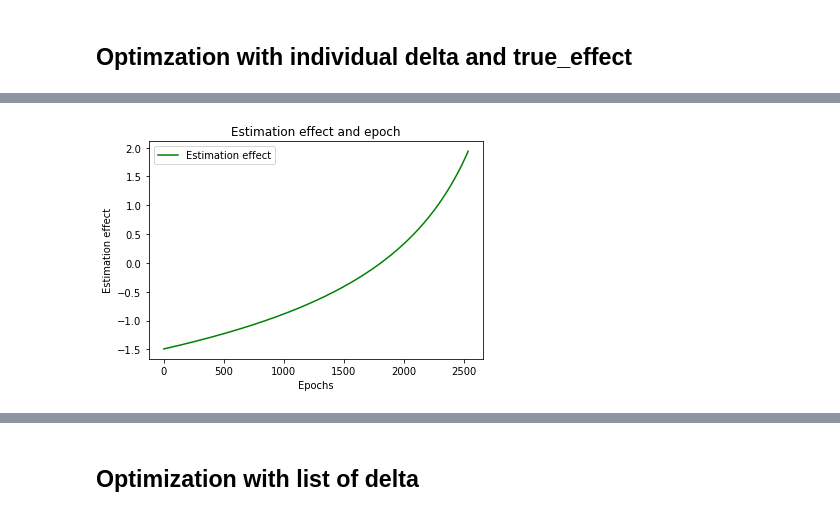
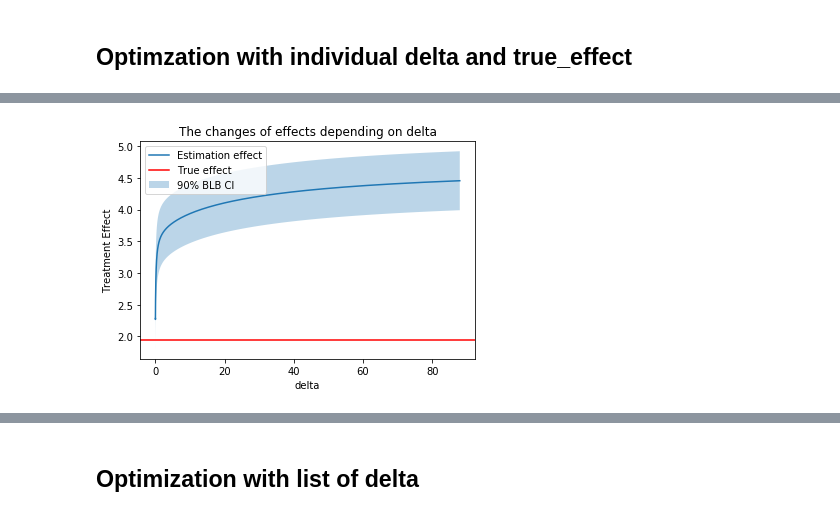
Before and after one commit to tridungduong16/InterpretableMachineLearning-ComprehensiveSurvey, a Jupyter notebook: Source Code/my_work/experiment/application/Case Study - Recommendation AB Testing at An Online Travel Company.ipynb, the cells around one changed output, grey strips where cells are left out. Drawn from its saved outputs; the diff is of its cells as text; code cells hidden in the pictures.

```diff
--- a/Source Code/my_work/experiment/application/Case Study - Recommendation AB Testing at An Online Travel Company.ipynb
+++ b/Source Code/my_work/experiment/application/Case Study - Recommendation AB Testing at An Online Travel Company.ipynb
@@ -238,10 +437,11 @@ plt.show()
-# %%
-epochs = range(1,len(losses)+1)
-plt.plot(epochs, estimation_effects, 'g', label='Estimation effect')
-plt.title('Estimation effect and epoch')
-plt.xlabel('Epochs')
-plt.ylabel('Estimation effect')
-plt.legend()
-plt.show()
-# %% [output]
-[figure, removed]
+# %%
+plt.plot(delta_seq, means_test, label='Estimation effect')
+plt.axhline(y=true_effect_test, color='r', linestyle='-', label = "True effect")
+plt.fill_between(np.array(delta_seq).reshape(-1), lowers_test, uppers_test, label="90% BLB CI", alpha=0.3)
+plt.ylabel("Treatment Effect")
+plt.xlabel("delta")
+plt.title("The changes of effects depending on delta")
+plt.legend()
+plt.show()
+# %% [output]
+[figure, added]
```
Also changed, not shown: parts of 27 cells of this notebook, 52 other files.
